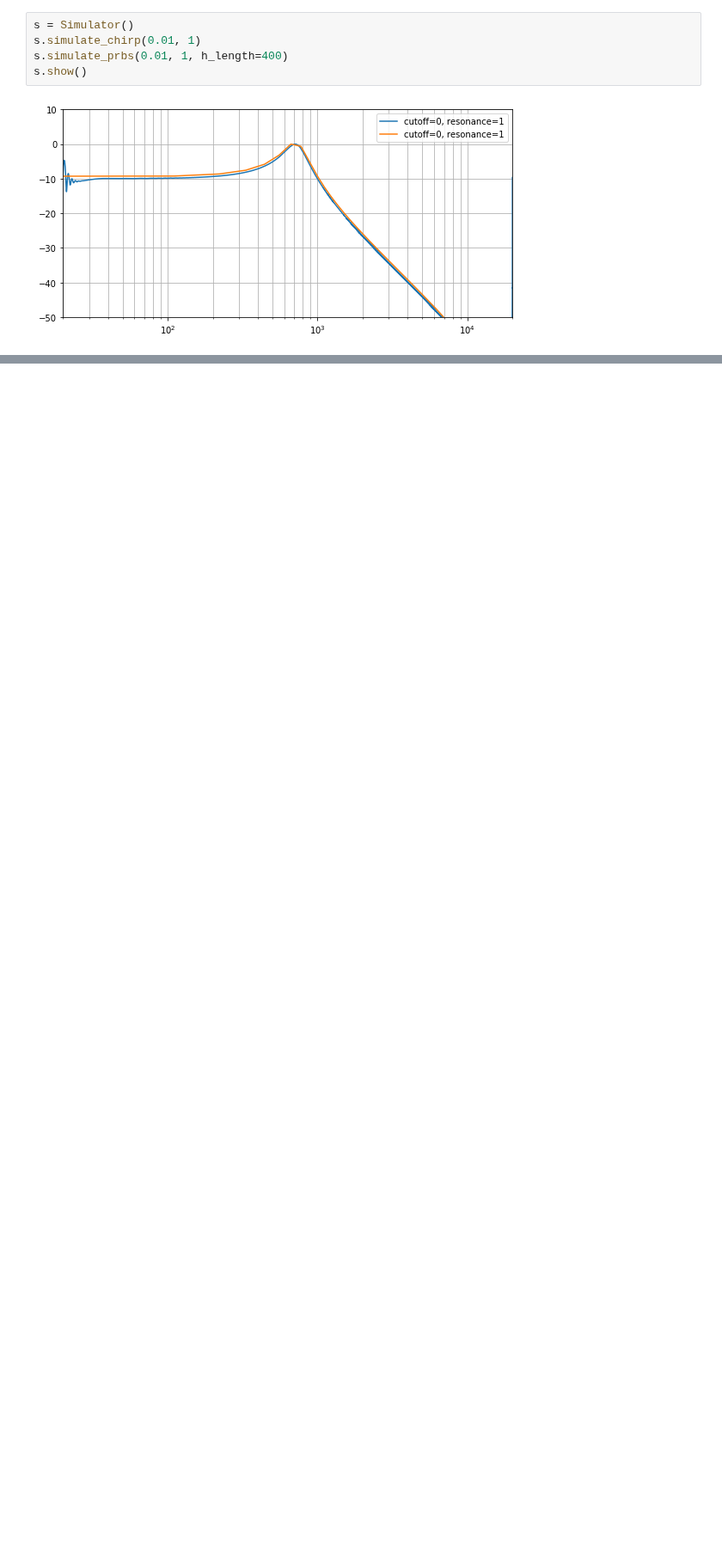
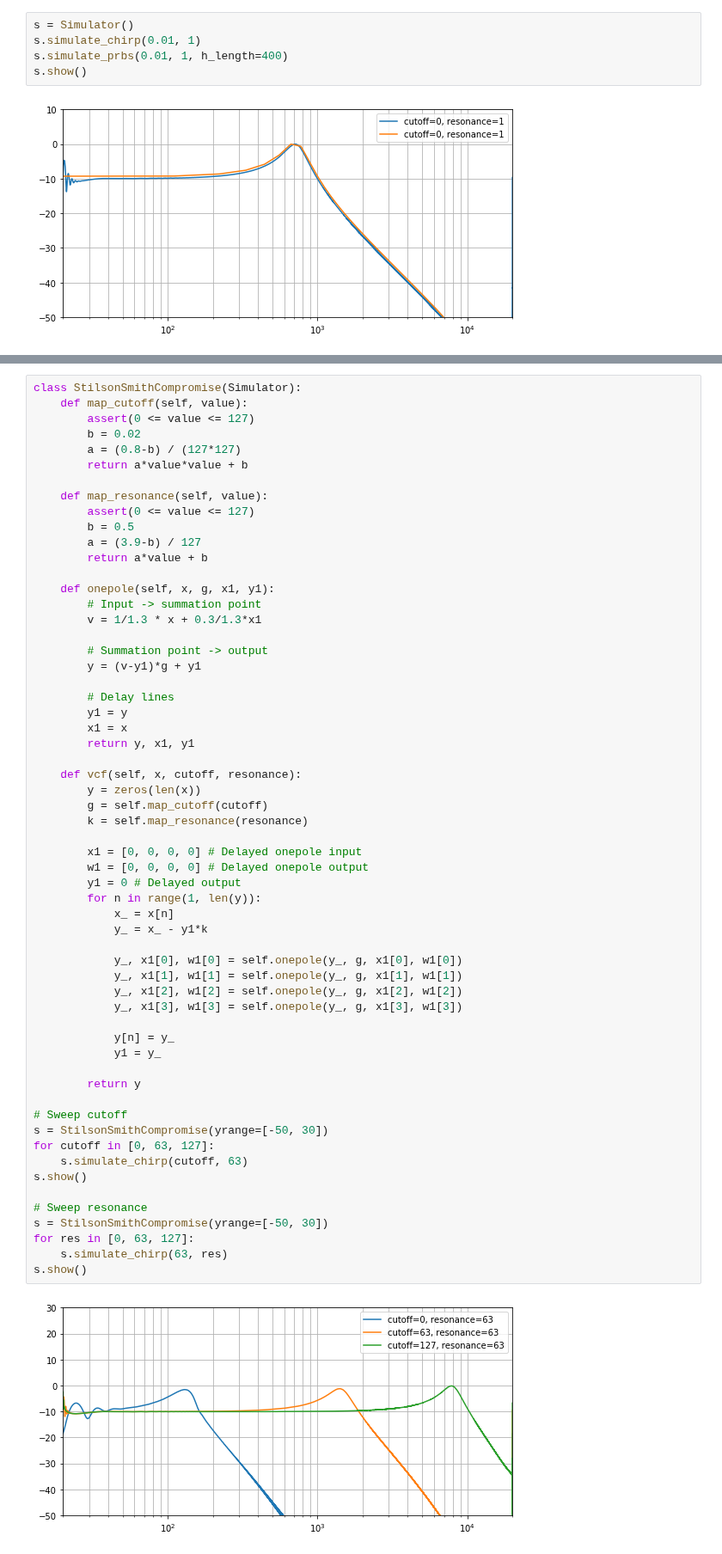
Before and after one commit to soerenbnoergaard/sbnsampler, a Jupyter notebook: workbooks/vcf_002.ipynb, the cells around one changed output, grey strips where cells are left out. Shown at 86% size. Saved outputs shown, nothing was run; the diff lists cells and outputs as text; blank space fills up the shorter version.

Commit message:
Added Stilson and Smiths compromise onepole

```diff
--- a/workbooks/vcf_002.ipynb
+++ b/workbooks/vcf_002.ipynb
@@ -166,0 +159,61 @@ s.show()
+# %%
+class StilsonSmithCompromise(Simulator):
+    def map_cutoff(self, value):
+        assert(0 <= value <= 127)
+        b = 0.02
+        a = (0.8-b) / (127*127)
+        return a*value*value + b
+
+    def map_resonance(self, value):
+        assert(0 <= value <= 127)
+        b = 0.5
+        a = (3.9-b) / 127
+        return a*value + b
+
+    def onepole(self, x, g, x1, y1):
+        # Input -> summation point
+        v = 1/1.3 * x + 0.3/1.3*x1
+
+        # Summation point -> output
+        y = (v-y1)*g + y1
+
+        # Delay lines
+        y1 = y
+        x1 = x
+        return y, x1, y1
+
+    def vcf(self, x, cutoff, resonance):
+        y = zeros(len(x))
+        g = self.map_cutoff(cutoff)
+        k = self.map_resonance(resonance)
+
+        x1 = [0, 0, 0, 0] # Delayed onepole input
+        w1 = [0, 0, 0, 0] # Delayed onepole output
+        y1 = 0 # Delayed output
+        for n in range(1, len(y)):
+            x_ = x[n]
+            y_ = x_ - y1*k
+
+            y_, x1[0], w1[0] = self.onepole(y_, g, x1[0], w1[0])
+            y_, x1[1], w1[1] = self.onepole(y_, g, x1[1], w1[1])
+            y_, x1[2], w1[2] = self.onepole(y_, g, x1[2], w1[2])
+            y_, x1[3], w1[3] = self.onepole(y_, g, x1[3], w1[3])
+
+            y[n] = y_
+            y1 = y_
+
+        return y
+
+# Sweep cutoff
+s = StilsonSmithCompromise(yrange=[-50, 30])
+for cutoff in [0, 63, 127]:
+    s.simulate_chirp(cutoff, 63)
+s.show()
+
+# Sweep resonance
+s = StilsonSmithCompromise(yrange=[-50, 30])
+for res in [0, 63, 127]:
+    s.simulate_chirp(63, res)
+s.show()
+# %% [output]
+[figure, added]
```
Also changed, not shown: parts of 8 cells of this notebook.
